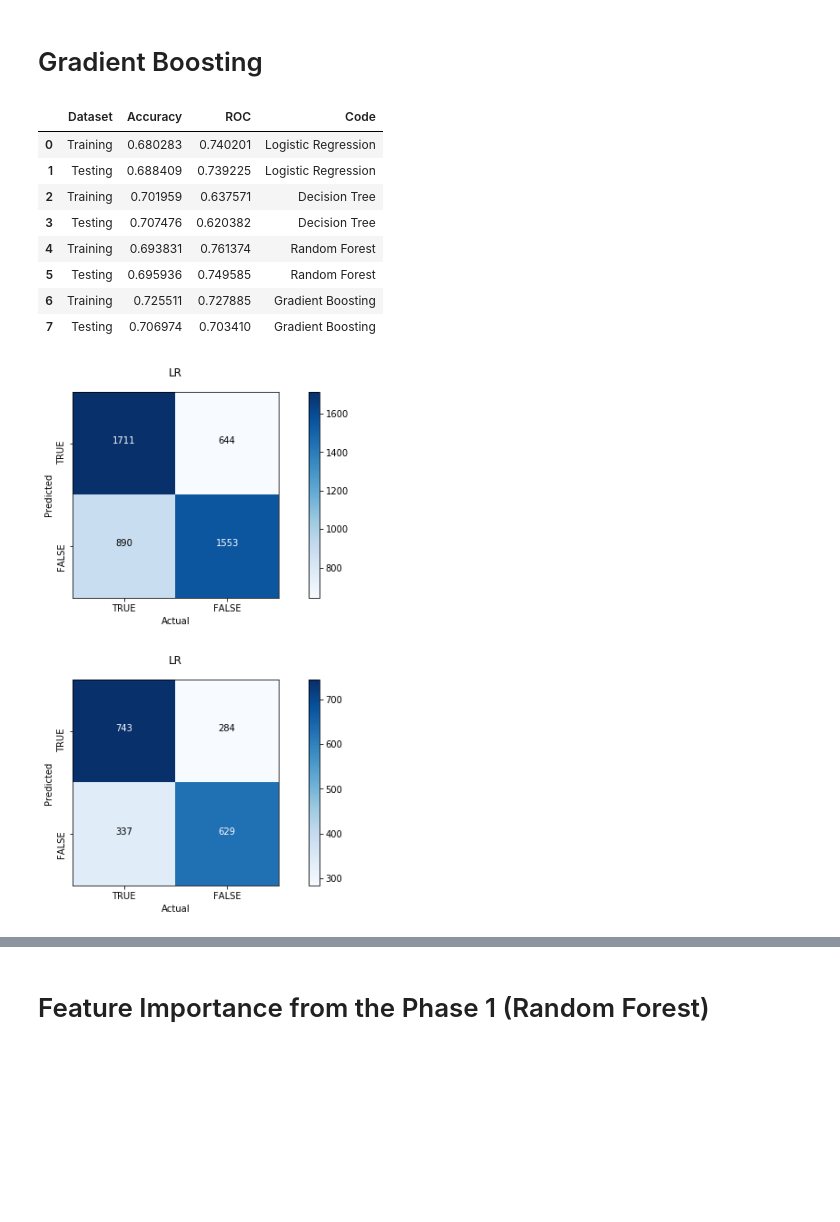
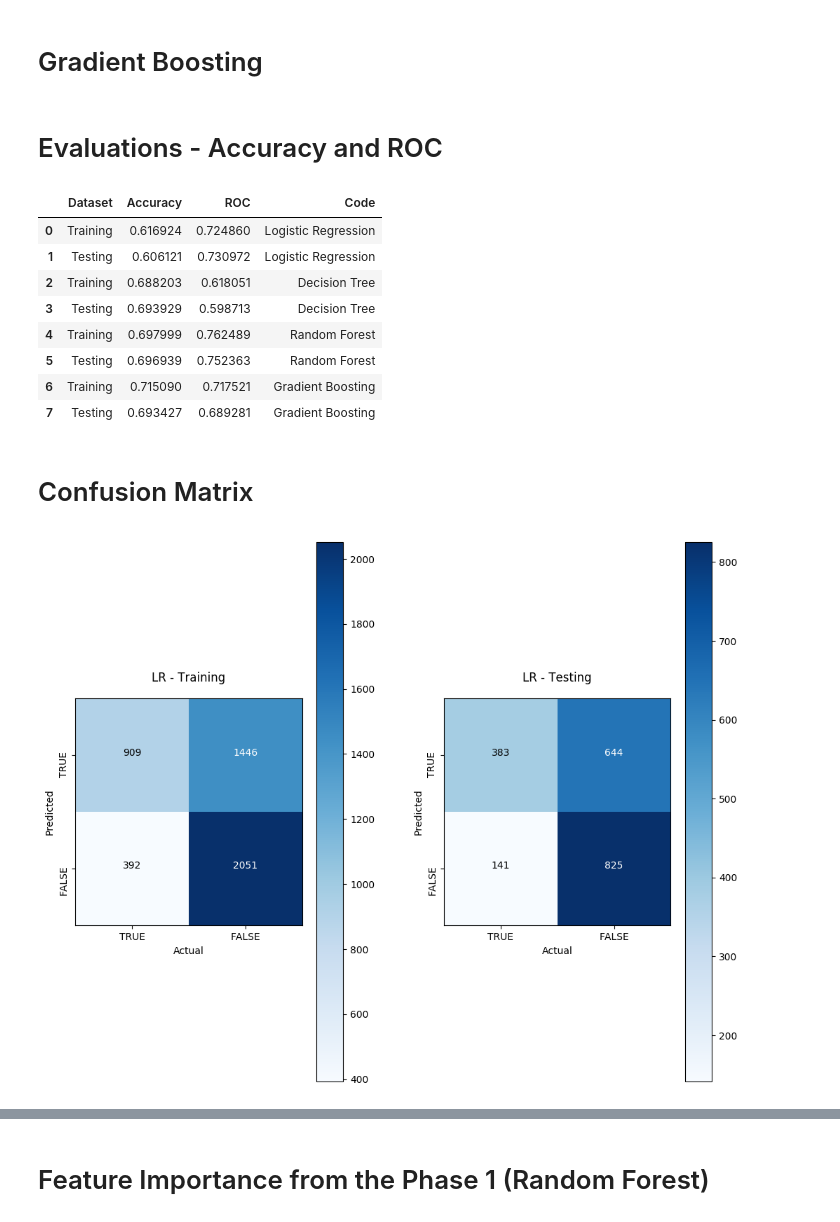
Before and after one commit to rifky218/INFOSYS_722_BDAS, a Jupyter notebook: Bank_Analysis.ipynb, the cells around one changed output, grey strips where cells are left out. Drawn from its saved outputs; the diff is of its cells as text; code cells hidden in the pictures; blank space fills up the shorter version.

```diff
--- a/Bank_Analysis.ipynb
+++ b/Bank_Analysis.ipynb
@@ -614,7 +633,8 @@ DC_test = DT_model.transform(test_data)
 from pyspark.ml.classification import RandomForestClassifier
 
 # Build models
-random_forest = RandomForestClassifier(featuresCol = "features", labelCol = "takers")
+random_forest = RandomForestClassifier(featuresCol = "features", labelCol = "label")\
+                .setNumTrees(20).setMaxDepth(5).setMaxBins(16).setFeatureSubsetStrategy("auto").setSeed(1234)
 RF_model = random_forest.fit(train_data)
 
 # Apply the model for prediction
@@ -626,19 +646,21 @@ RF_test = RF_model.transform(test_data)
 from pyspark.ml.classification import GBTClassifier
 
 # Build models
-gradient_boosting = GBTClassifier(featuresCol = "features", labelCol = "takers")
+gradient_boosting = GBTClassifier(featuresCol = "features", labelCol = "label")\
+                    .setMaxIter(10).setMaxBins(16).setMaxDepth(5).setSeed(1234)
 GBM_model = gradient_boosting.fit(train_data)
 
 # Apply the model for prediction
 GBM_train = GBM_model.transform(train_data)
 GBM_test = GBM_model.transform(test_data)
+# %% [markdown]
+# Evaluations - Accuracy and ROC
 # %%
-# Evaluations - Accuracy and ROC
 from pyspark.ml.evaluation import BinaryClassificationEvaluator, MulticlassClassificationEvaluator
 
 # Evaluators
-binary_eval = BinaryClassificationEvaluator(labelCol = "takers")
-multi_eval_acc = MulticlassClassificationEvaluator(labelCol = "takers", metricName = "accuracy")
+binary_eval = BinaryClassificationEvaluator(labelCol = "label")
+multi_eval_acc = MulticlassClassificationEvaluator(labelCol = "label", metricName = "accuracy")
 
 # Create pandas data frame to store the result of our model metrics
 model_metrics = pd.DataFrame(columns = ["Dataset", "Accuracy", "ROC"])
@@ -707,7 +729,7 @@ model_metrics = model_metrics.append(
 )
 
 # Gradient Boosting
-binary_eval_gbc = BinaryClassificationEvaluator(labelCol = "takers", rawPredictionCol = 'prediction')
+binary_eval_gbc = BinaryClassificationEvaluator(labelCol = "label", rawPredictionCol = 'prediction')
 
 model_metrics = model_metrics.append(
     {
@@ -732,22 +754,23 @@ model_metrics = model_metrics.append(
 model_metrics
 # %% [output]
 |  | Dataset | Accuracy | ROC | Code |
-| 0 | Training | 0.680283 | 0.740201 | Logistic Regression |
-| 1 | Testing | 0.688409 | 0.739225 | Logistic Regression |
-| 2 | Training | 0.701959 | 0.637571 | Decision Tree |
-| 3 | Testing | 0.707476 | 0.620382 | Decision Tree |
-| 4 | Training | 0.693831 | 0.761374 | Random Forest |
-| 5 | Testing | 0.695936 | 0.749585 | Random Forest |
-| 6 | Training | 0.725511 | 0.727885 | Gradient Boosting |
-| 7 | Testing | 0.706974 | 0.703410 | Gradient Boosting |
+| 0 | Training | 0.616924 | 0.724860 | Logistic Regression |
+| 1 | Testing | 0.606121 | 0.730972 | Logistic Regression |
+| 2 | Training | 0.688203 | 0.618051 | Decision Tree |
+| 3 | Testing | 0.693929 | 0.598713 | Decision Tree |
+| 4 | Training | 0.697999 | 0.762489 | Random Forest |
+| 5 | Testing | 0.696939 | 0.752363 | Random Forest |
+| 6 | Training | 0.715090 | 0.717521 | Gradient Boosting |
+| 7 | Testing | 0.693427 | 0.689281 | Gradient Boosting |
+# %% [markdown]
+# Confusion Matrix
 # %%
-# Build Confusion Matrix Function
 from pyspark.mllib.evaluation import MulticlassMetrics
 
 # Generates confusion matrix
 def generate_cm(pred):
-    cm_rdd = pred.select("prediction", "takers").rdd.map(
-        lambda x: (float(x["prediction"]), float(x["takers"]))
+    cm_rdd = pred.select("prediction", "label").rdd.map(
+        lambda x: (float(x["prediction"]), float(x["label"]))
     )
     # Get the values
     cm = MulticlassMetrics(cm_rdd).confusionMatrix().toArray()
@@ -800,19 +823,12 @@ def plot_cm(cm, code, ax, fig):
 # %%
 # Visualize the Confusion Matrix
 conf_matrix_LR_Train = generate_cm(LR_train)
 conf_matrix_LR_Test = generate_cm(LR_test)
-conf_matrix_DC_Train = generate_cm(DC_train)
-conf_matrix_DC_Test = generate_cm(DC_test)
-conf_matrix_RF_Train = generate_cm(RF_train)
-conf_matrix_RF_Test = generate_cm(RF_test)
-conf_matrix_GBM_Train = generate_cm(GBM_train)
-conf_matrix_GBM_Test = generate_cm(GBM_test)
-
-fig, ax = plt.subplots(nrows = 2, ncols = 1, figsize=(12, 10))
+fig, ax = plt.subplots(nrows = 1, ncols = 2, figsize=(12, 10))
 plt.subplots_adjust(wspace = 0.3, hspace = 0.4)
-plot_cm(conf_matrix_LR_Train, "LR", ax[0], fig)
-plot_cm(conf_matrix_LR_Test, "LR", ax[1], fig)
+plot_cm(conf_matrix_LR_Train, "LR - Training", ax[0], fig)
+plot_cm(conf_matrix_LR_Test, "LR - Testing", ax[1], fig)
 plt.show()
 # %% [output]
-[figure, old version]
+[figure, new version]
 # %%
```
Also changed, not shown: parts of 22 cells of this notebook.
